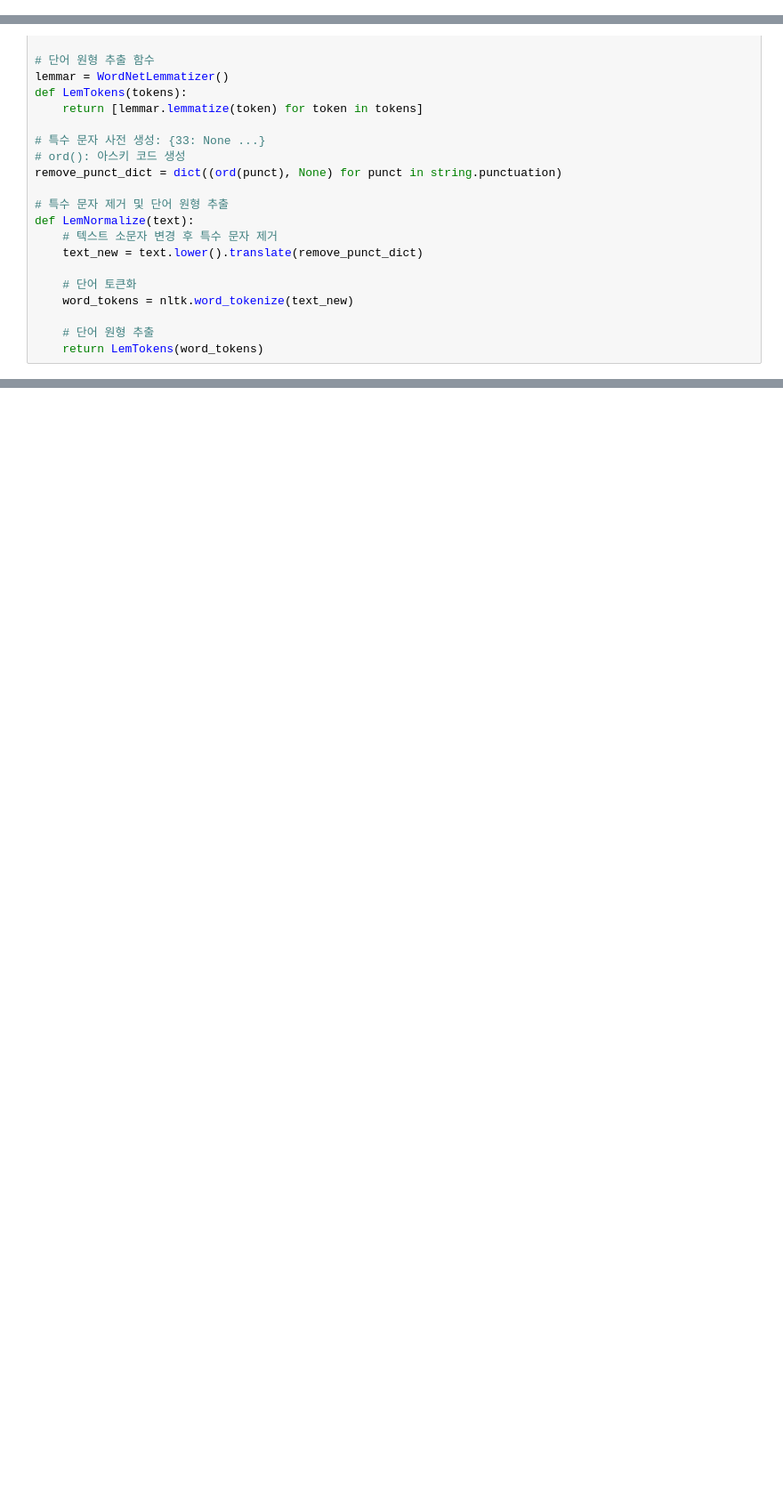
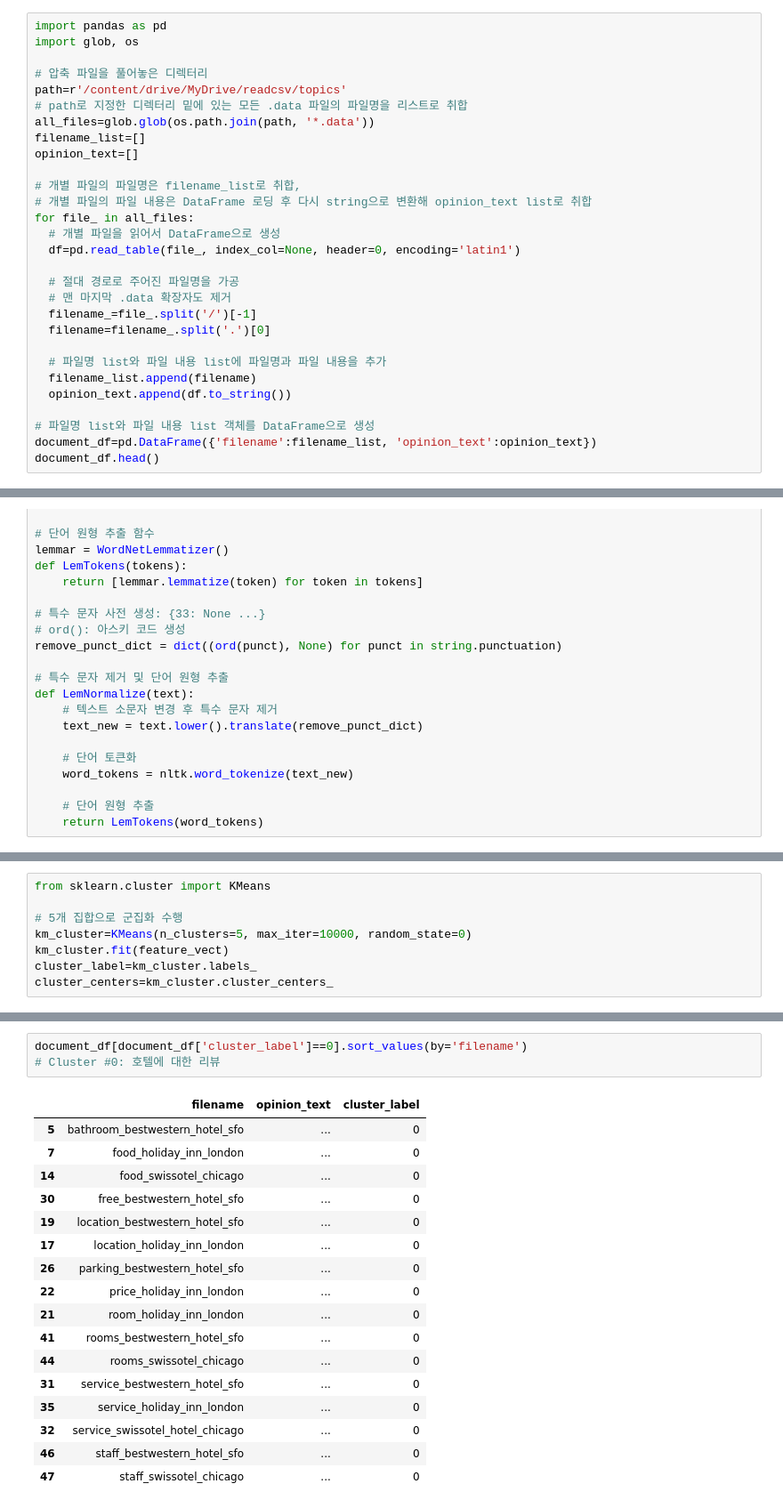
Before and after one commit to JJJJeon/ESAA, a Jupyter notebook: OB_9주차_2.ipynb, the cells around one changed output, grey strips where cells are left out. Shown at 89% size. Cells and saved outputs as stored; diff of their text form; blank space fills up the shorter version.

```diff
--- a/OB_9주차_2.ipynb
+++ b/OB_9주차_2.ipynb
@@ -163,0 +17,29 @@ shape: (3, 3)
+# %%
+import pandas as pd
+import glob, os
+
+# 압축 파일을 풀어놓은 디렉터리
+path=r'/content/drive/MyDrive/readcsv/topics'
+# path로 지정한 디렉터리 밑에 있는 모든 .data 파일의 파일명을 리스트로 취합
+all_files=glob.glob(os.path.join(path, '*.data'))
+filename_list=[]
+opinion_text=[]
+
+# 개별 파일의 파일명은 filename_list로 취합,
+# 개별 파일의 파일 내용은 DataFrame 로딩 후 다시 string으로 변환해 opinion_text list로 취합
+for file_ in all_files:
+  # 개별 파일을 읽어서 DataFrame으로 생성
+  df=pd.read_table(file_, index_col=None, header=0, encoding='latin1')
+
+  # 절대 경로로 주어진 파일명을 가공
+  # 맨 마지막 .data 확장자도 제거
+  filename_=file_.split('/')[-1]
+  filename=filename_.split('.')[0]
+
+  # 파일명 list와 파일 내용 list에 파일명과 파일 내용을 추가
+  filename_list.append(filename)
+  opinion_text.append(df.to_string())
+
+# 파일명 list와 파일 내용 list 객체를 DataFrame으로 생성
+document_df=pd.DataFrame({'filename':filename_list, 'opinion_text':opinion_text})
+document_df.head()
@@ -403,0 +93,8 @@ Logistic Regression 정확도:  0.86186
+# %%
+from sklearn.cluster import KMeans
+
+# 5개 집합으로 군집화 수행
+km_cluster=KMeans(n_clusters=5, max_iter=10000, random_state=0)
+km_cluster.fit(feature_vect)
+cluster_label=km_cluster.labels_
+cluster_centers=km_cluster.cluster_centers_
@@ -403,0 +112,21 @@ Logistic Regression 정확도:  0.86186
+# %%
+document_df[document_df['cluster_label']==0].sort_values(by='filename')
+# Cluster #0: 호텔에 대한 리뷰
+# %% [output]
+|  | filename | opinion_text | cluster_label |
+| 5 | bathroom_bestwestern_hotel_sfo | ... | 0 |
+| 7 | food_holiday_inn_london | ... | 0 |
+| 14 | food_swissotel_chicago | ... | 0 |
+| 30 | free_bestwestern_hotel_sfo | ... | 0 |
+| 19 | location_bestwestern_hotel_sfo | ... | 0 |
+| 17 | location_holiday_inn_london | ... | 0 |
+| 26 | parking_bestwestern_hotel_sfo | ... | 0 |
+| 22 | price_holiday_inn_london | ... | 0 |
+| 21 | room_holiday_inn_london | ... | 0 |
+| 41 | rooms_bestwestern_hotel_sfo | ... | 0 |
+| 44 | rooms_swissotel_chicago | ... | 0 |
+| 31 | service_bestwestern_hotel_sfo | ... | 0 |
+| 35 | service_holiday_inn_london | ... | 0 |
+| 32 | service_swissotel_hotel_chicago | ... | 0 |
+| 46 | staff_bestwestern_hotel_sfo | ... | 0 |
+| 47 | staff_swissotel_chicago | ... | 0 |
```
Also changed, not shown: parts of 47 cells of this notebook.
